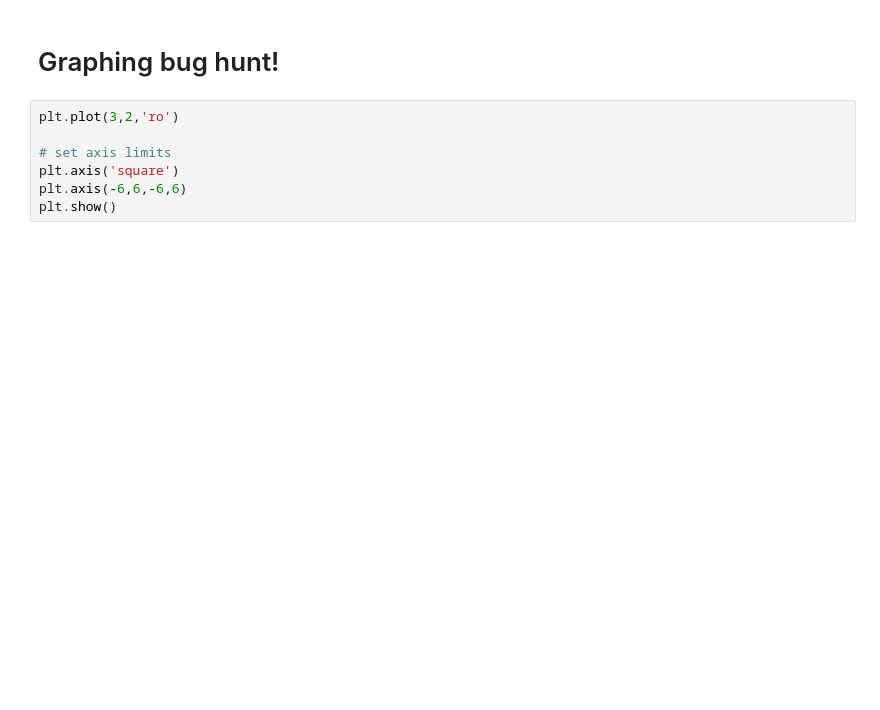
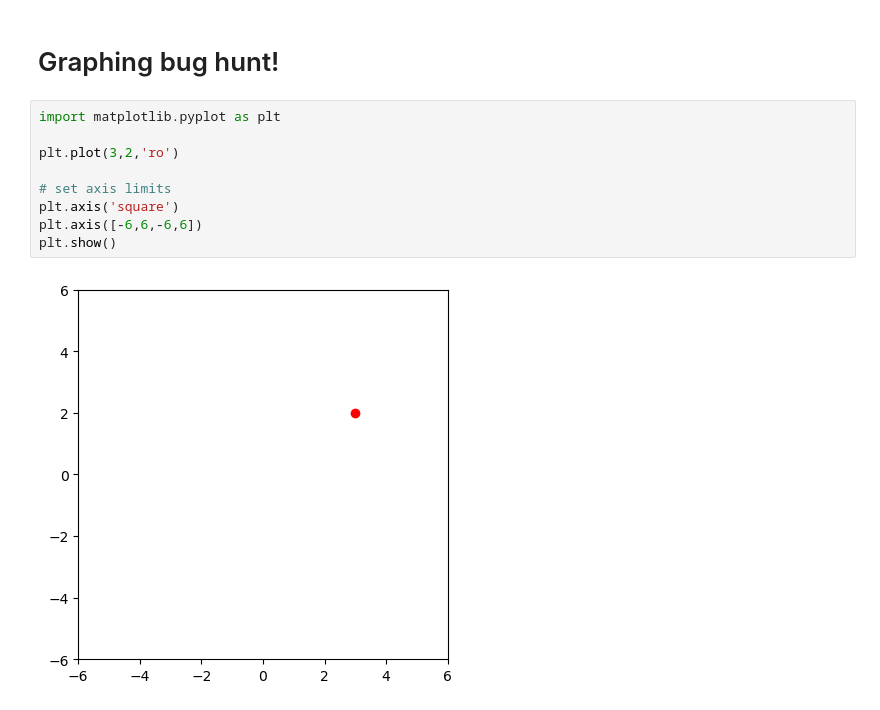
Before and after one commit to jinjiaacademy/MathPython, a Jupyter notebook: MXC_pymath_graphing_BUGHUNT.ipynb, the cells around one changed output. Cells and saved outputs as stored; diff of their text form; blank space fills up the shorter version.

```diff
--- a/MXC_pymath_graphing_BUGHUNT.ipynb
+++ b/MXC_pymath_graphing_BUGHUNT.ipynb
@@ -1,11 +1,15 @@
 # %% [markdown]
 # Graphing bug hunt!
 # %%
+import matplotlib.pyplot as plt
+
 plt.plot(3,2,'ro')
 
 # set axis limits
 plt.axis('square')
-plt.axis(-6,6,-6,6)
+plt.axis([-6,6,-6,6])
 plt.show()
+# %% [output]
+[figure, added]
 # %%
 # plot a line
```
Also changed, not shown: parts of 12 cells of this notebook.
